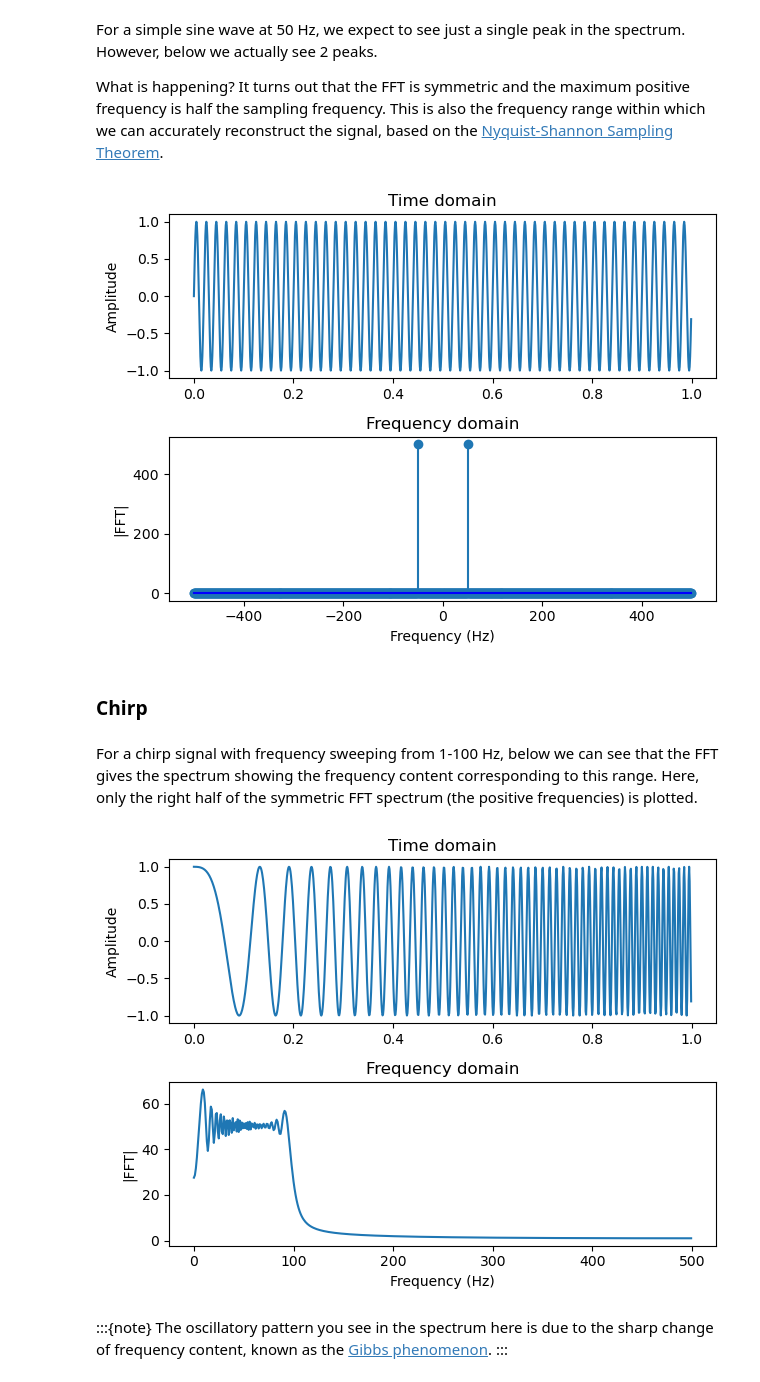
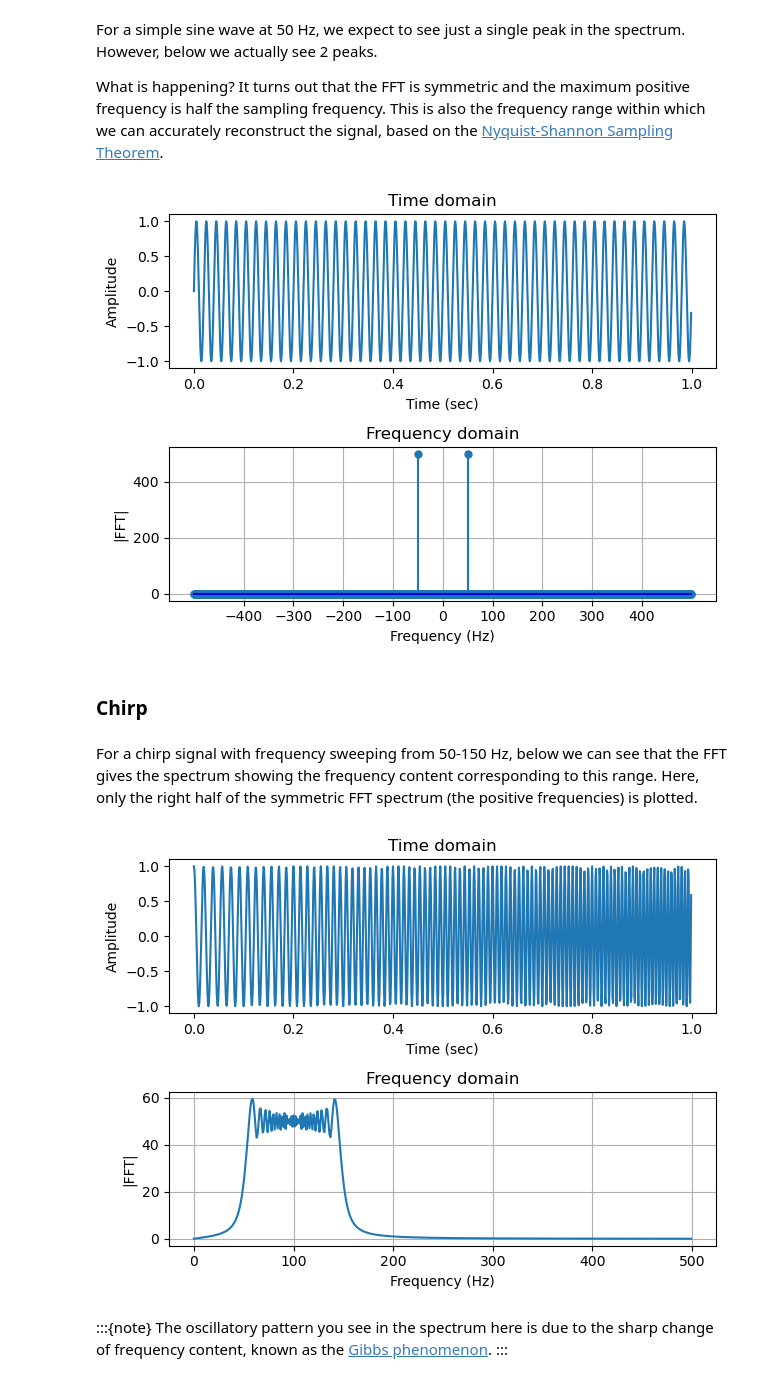
Before and after one commit to leewujung/fundamentals, a Jupyter notebook: boat_tutorials/primers/signal_processing_04_time_freq.ipynb, the cells around one changed output. Drawn from its saved outputs; the diff is of its cells as text; code cells hidden in the pictures.

```diff
--- a/boat_tutorials/primers/signal_processing_04_time_freq.ipynb
+++ b/boat_tutorials/primers/signal_processing_04_time_freq.ipynb
@@ -35,9 +35,9 @@ from scipy.fft import fft, fftfreq
 import matplotlib.pyplot as plt
 # %%
 # Time base used for all signals in this notebook
-N = 1000
+fs = 1000
 end_time = 1
-time = np.linspace(0, end_time, end_time*N, endpoint=False) # 1 sec
+time = np.arange(fs)/fs  # 1 sec
 # %% [markdown]
 ### Sine wave
 # %% [markdown]
@@ -51,39 +51,45 @@ cw = np.sin(2*np.pi*freq*time)
 # %%
 fig, (ax1, ax2) = plt.subplots(2)
 ax1.plot(time, cw)
-ax1.title.set_text("Time domain")
-ax1.set_ylabel("Amplitude")
+ax1.set_xlabel("Time (sec)", fontsize=10)
+ax1.set_ylabel("Amplitude", fontsize=10)
+ax1.set_title("Time domain")
 fig.tight_layout()
 
-ax2.stem(fftfreq(N, 1)*N, np.abs(fft(cw)), basefmt='b-')
-ax2.set_xlabel("Frequency (Hz)")
-ax2.set_ylabel("|FFT|")
-ax2.title.set_text("Frequency domain")
+markerline, _, _ = ax2.stem(fftfreq(fs, 1/fs), np.abs(fft(cw)), basefmt='b-')
+markerline.set_markersize(5)
+ax2.set_xlabel("Frequency (Hz)", fontsize=10)
+ax2.set_ylabel("|FFT|", fontsize=10)
+ax2.set_title("Frequency domain")
+ax2.grid()
+ax2.set_xticks(np.arange(-400, 451, 100))
 fig.tight_layout()
 # %% [output]
-[figure, old version]
+[figure, new version]
 # %% [markdown]
 ### Chirp
 # %% [markdown]
-For a chirp signal with frequency sweeping from 1-100 Hz, below we can see that the FFT gives the spectrum showing the frequency content corresponding to this range. Here, only the right half of the symmetric FFT spectrum (the positive frequencies) is plotted.
+For a chirp signal with frequency sweeping from 50-150 Hz, below we can see that the FFT gives the spectrum showing the frequency content corresponding to this range. Here, only the right half of the symmetric FFT spectrum (the positive frequencies) is plotted.
 # %%
 # Chirp
-chirp = sp.signal.chirp(time, f0=1, t1=1, f1=100)
+chirp = sp.signal.chirp(time, f0=50, t1=1, f1=150)
 # %%
 # Chirp FFT
 fig, (ax1, ax2) = plt.subplots(2)
 ax1.plot(time, chirp)
-ax1.title.set_text("Time domain")
-ax1.set_ylabel("Amplitude")
+ax1.set_title("Time domain")
+ax1.set_xlabel("Time (sec)", fontsize=10)
+ax1.set_ylabel("Amplitude", fontsize=10)
 fig.tight_layout()
 
-ax2.plot(N*fftfreq(N, 1)[:np.round(N//2)], np.abs(fft(chirp))[:(N//2)])#, '.', markerfacecolor='none')
-ax2.set_xlabel("Frequency (Hz)")
-ax2.set_ylabel("|FFT|")
-ax2.title.set_text("Frequency domain")
+ax2.plot(fftfreq(fs, 1/fs)[:np.round(fs//2)], np.abs(fft(chirp))[:(fs//2)])
+ax2.set_xlabel("Frequency (Hz)", fontsize=10)
+ax2.set_ylabel("|FFT|", fontsize=10)
+ax2.set_title("Frequency domain")
+ax2.grid()
 fig.tight_layout()
 # %% [output]
-[figure, old version]
+[figure, new version]
 # %% [markdown]
 :::{note}
 The oscillatory pattern you see in the spectrum here is due to the sharp change of frequency content, known as the [Gibbs phenomenon](https://en.wikipedia.org/wiki/Gibbs_phenomenon).
```
Also changed, not shown: parts of 13 cells of this notebook, 2 other files.
